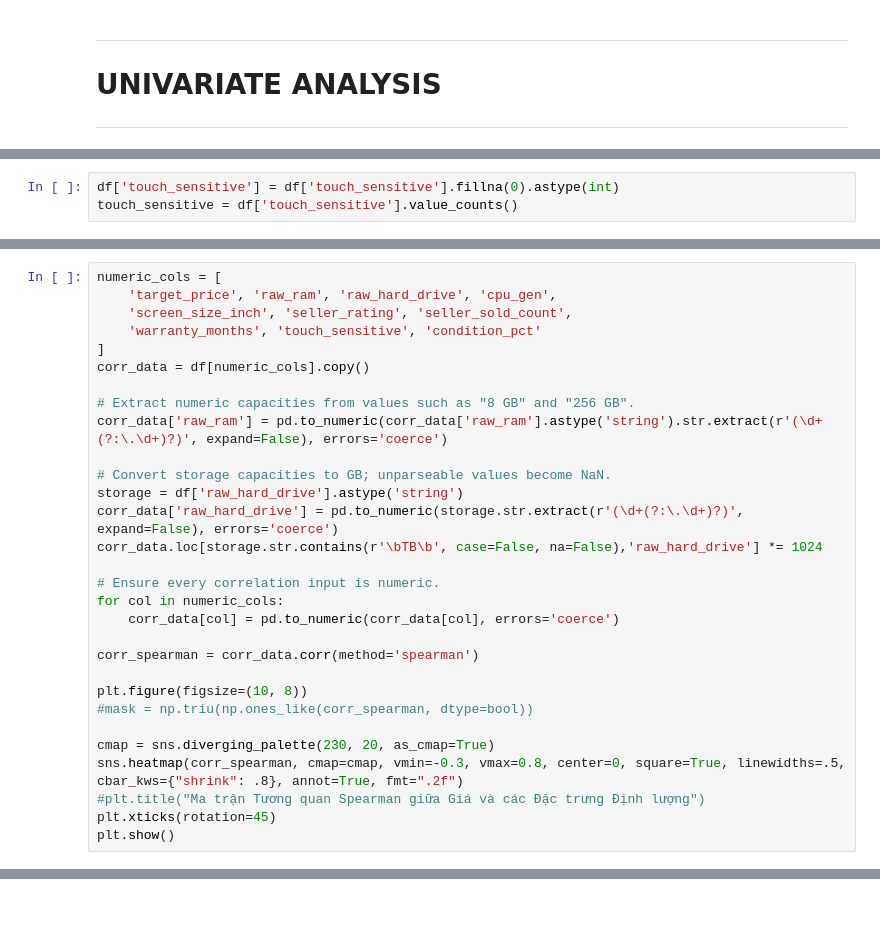
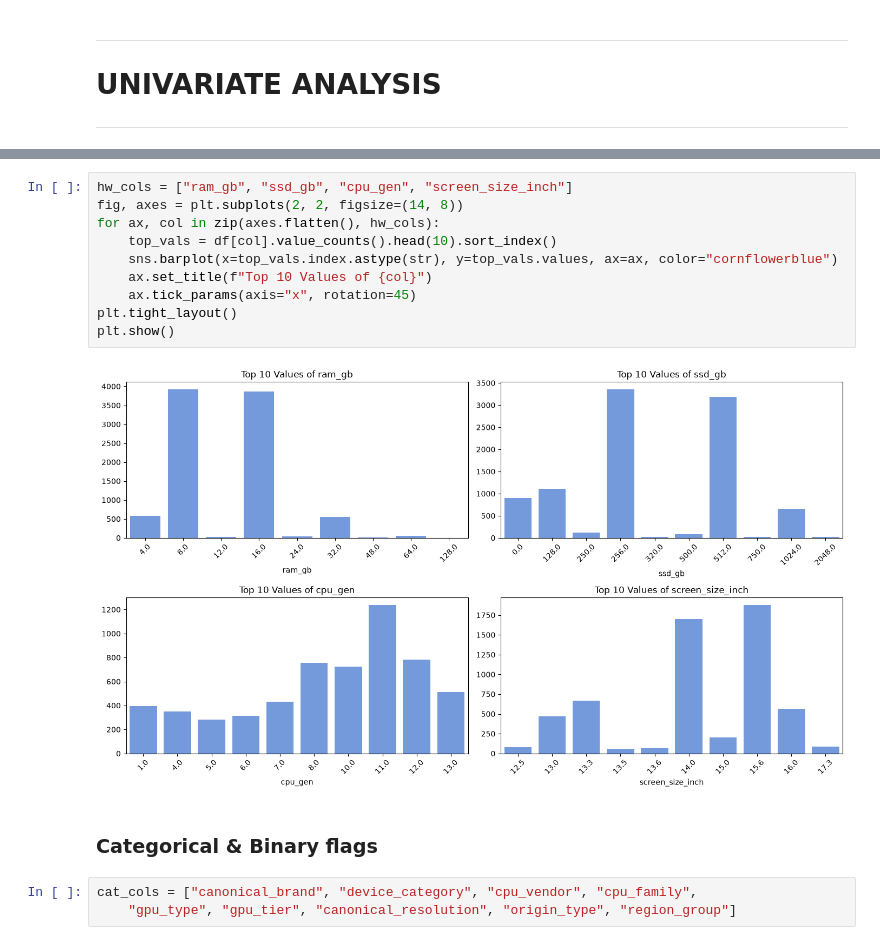
Before and after one commit to PhongTrinhDinh/MI3390-Research-and-development-of-a-pricing-system-for-used-laptops-based-on-NLP-and-ML, a Jupyter notebook: notebooks/02_eda_and_modeling.ipynb, the cells around one changed output, grey strips where cells are left out. Drawn from its saved outputs; the diff is of its cells as text; blank space fills up the shorter version.

```diff
--- a/notebooks/02_eda_and_modeling.ipynb
+++ b/notebooks/02_eda_and_modeling.ipynb
@@ -744,3 +193,0 @@ array([nan,  1.,  0.])
-# %%
-df['touch_sensitive'] = df['touch_sensitive'].fillna(0).astype(int)
-touch_sensitive = df['touch_sensitive'].value_counts()
@@ -1315,30 +193,0 @@ plt.show()
-# %%
-numeric_cols = [
-    'target_price', 'raw_ram', 'raw_hard_drive', 'cpu_gen',
-    'screen_size_inch', 'seller_rating', 'seller_sold_count',
-    'warranty_months', 'touch_sensitive', 'condition_pct'
-]
-corr_data = df[numeric_cols].copy()
-
-# Extract numeric capacities from values such as "8 GB" and "256 GB".
-corr_data['raw_ram'] = pd.to_numeric(corr_data['raw_ram'].astype('string').str.extract(r'(\d+(?:\.\d+)?)', expand=False), errors='coerce')
-
-# Convert storage capacities to GB; unparseable values become NaN.
-storage = df['raw_hard_drive'].astype('string')
-corr_data['raw_hard_drive'] = pd.to_numeric(storage.str.extract(r'(\d+(?:\.\d+)?)', expand=False), errors='coerce')
-corr_data.loc[storage.str.contains(r'\bTB\b', case=False, na=False),'raw_hard_drive'] *= 1024
-
-# Ensure every correlation input is numeric.
-for col in numeric_cols:
-    corr_data[col] = pd.to_numeric(corr_data[col], errors='coerce')
-
-corr_spearman = corr_data.corr(method='spearman')
-
-plt.figure(figsize=(10, 8))
-#mask = np.triu(np.ones_like(corr_spearman, dtype=bool))
-
-cmap = sns.diverging_palette(230, 20, as_cmap=True)
-sns.heatmap(corr_spearman, cmap=cmap, vmin=-0.3, vmax=0.8, center=0, square=True, linewidths=.5, cbar_kws={"shrink": .8}, annot=True, fmt=".2f")
-#plt.title("Ma trận Tương quan Spearman giữa Giá và các Đặc trưng Định lượng")
-plt.xticks(rotation=45)
-plt.show()
@@ -1362,0 +213,17 @@ Name: target_price, dtype: float64
+# %%
+hw_cols = ["ram_gb", "ssd_gb", "cpu_gen", "screen_size_inch"]
+fig, axes = plt.subplots(2, 2, figsize=(14, 8))
+for ax, col in zip(axes.flatten(), hw_cols):
+    top_vals = df[col].value_counts().head(10).sort_index()
+    sns.barplot(x=top_vals.index.astype(str), y=top_vals.values, ax=ax, color="cornflowerblue")
+    ax.set_title(f"Top 10 Values of {col}")
+    ax.tick_params(axis="x", rotation=45)
+plt.tight_layout()
+plt.show()
+# %% [output]
+[figure, added]
+# %% [markdown]
+### Categorical & Binary flags
+# %%
+cat_cols = ["canonical_brand", "device_category", "cpu_vendor", "cpu_family",
+    "gpu_type", "gpu_tier", "canonical_resolution", "origin_type", "region_group"]
```
Also changed, not shown: parts of 180 cells of this notebook.
